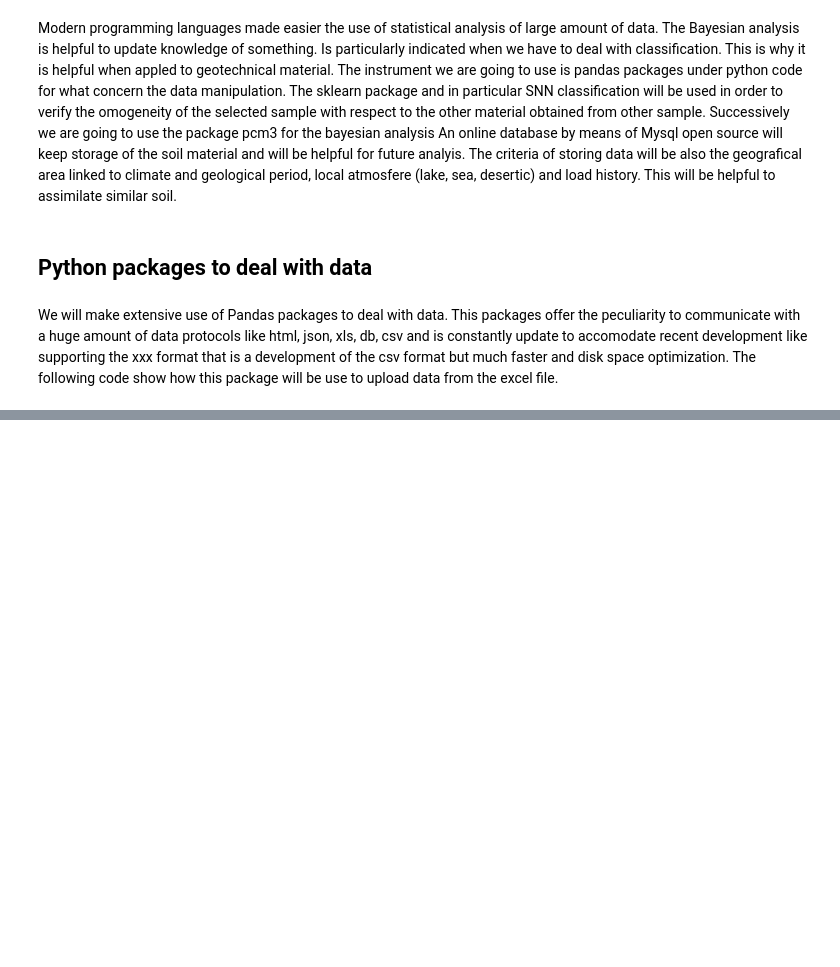
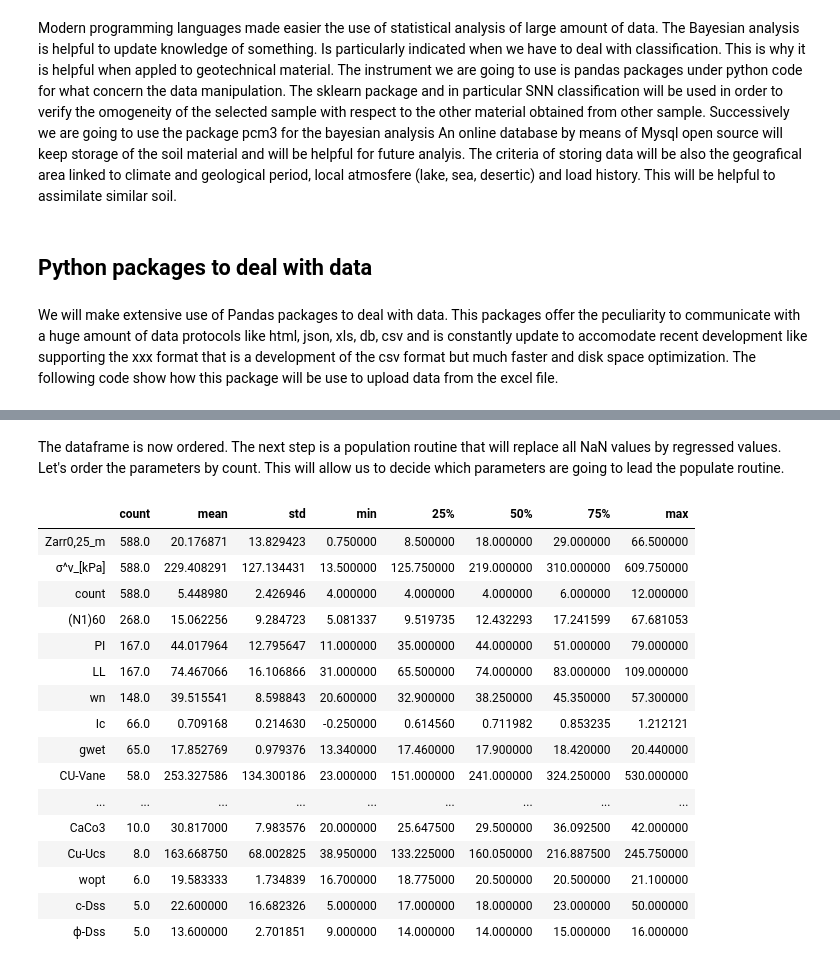
Before and after one commit to fabrizioperuzzo/bayesian_analysis_geotech, a Jupyter notebook: Untitled.ipynb, the cells around one changed output, grey strips where cells are left out. Saved outputs shown, nothing was run; the diff lists cells and outputs as text; code cells hidden in the pictures; blank space fills up the shorter version.

```diff
--- a/Untitled.ipynb
+++ b/Untitled.ipynb
@@ -48,5 +101,0 @@ len(sheetsls)
-# %%
-for i in range(len(sheetsls)):
-    df = pd.read_excel(xls, sheetsls[i])
-    print('tabella {} nome: {}\n'.format(i,sheetsls[i]))
-    print(df.head())
@@ -71,3 +101,0 @@ tabella 1 nome: Caratt_Compl (2)
-# %%
-df = pd.read_excel(xls, sheetsls[4])
-df
@@ -87,0 +125,25 @@ df
+# %% [markdown]
+The dataframe is now ordered. The next step is a population routine that will replace all NaN values by regressed values.
+Let's order the parameters by count. This will allow us to decide which parameters are going to lead the populate routine.
+# %%
+dfd=df2.describe()
+dfdt = dfd.transpose()
+dfdt.sort_values('count', ascending=False)
+# %% [output]
+|  | count | mean | std | min | 25% | 50% | 75% | max |
+| Zarr0,25_m | 588.0 | 20.176871 | 13.829423 | 0.750000 | 8.500000 | 18.000000 | 29.000000 | 66.500000 |
+| σ^v_[kPa] | 588.0 | 229.408291 | 127.134431 | 13.500000 | 125.750000 | 219.000000 | 310.000000 | 609.750000 |
+| count | 588.0 | 5.448980 | 2.426946 | 4.000000 | 4.000000 | 4.000000 | 6.000000 | 12.000000 |
+| (N1)60 | 268.0 | 15.062256 | 9.284723 | 5.081337 | 9.519735 | 12.432293 | 17.241599 | 67.681053 |
+| PI | 167.0 | 44.017964 | 12.795647 | 11.000000 | 35.000000 | 44.000000 | 51.000000 | 79.000000 |
+| LL | 167.0 | 74.467066 | 16.106866 | 31.000000 | 65.500000 | 74.000000 | 83.000000 | 109.000000 |
+| wn | 148.0 | 39.515541 | 8.598843 | 20.600000 | 32.900000 | 38.250000 | 45.350000 | 57.300000 |
+| Ic | 66.0 | 0.709168 | 0.214630 | -0.250000 | 0.614560 | 0.711982 | 0.853235 | 1.212121 |
+| gwet | 65.0 | 17.852769 | 0.979376 | 13.340000 | 17.460000 | 17.900000 | 18.420000 | 20.440000 |
+| CU-Vane | 58.0 | 253.327586 | 134.300186 | 23.000000 | 151.000000 | 241.000000 | 324.250000 | 530.000000 |
+| ... | ... | ... | ... | ... | ... | ... | ... | ... |
+| CaCo3 | 10.0 | 30.817000 | 7.983576 | 20.000000 | 25.647500 | 29.500000 | 36.092500 | 42.000000 |
+| Cu-Ucs | 8.0 | 163.668750 | 68.002825 | 38.950000 | 133.225000 | 160.050000 | 216.887500 | 245.750000 |
+| wopt | 6.0 | 19.583333 | 1.734839 | 16.700000 | 18.775000 | 20.500000 | 20.500000 | 21.100000 |
+| c-Dss | 5.0 | 22.600000 | 16.682326 | 5.000000 | 17.000000 | 18.000000 | 23.000000 | 50.000000 |
+| ϕ-Dss | 5.0 | 13.600000 | 2.701851 | 9.000000 | 14.000000 | 14.000000 | 15.000000 | 16.000000 |
```
Also changed, not shown: parts of 35 cells of this notebook.
